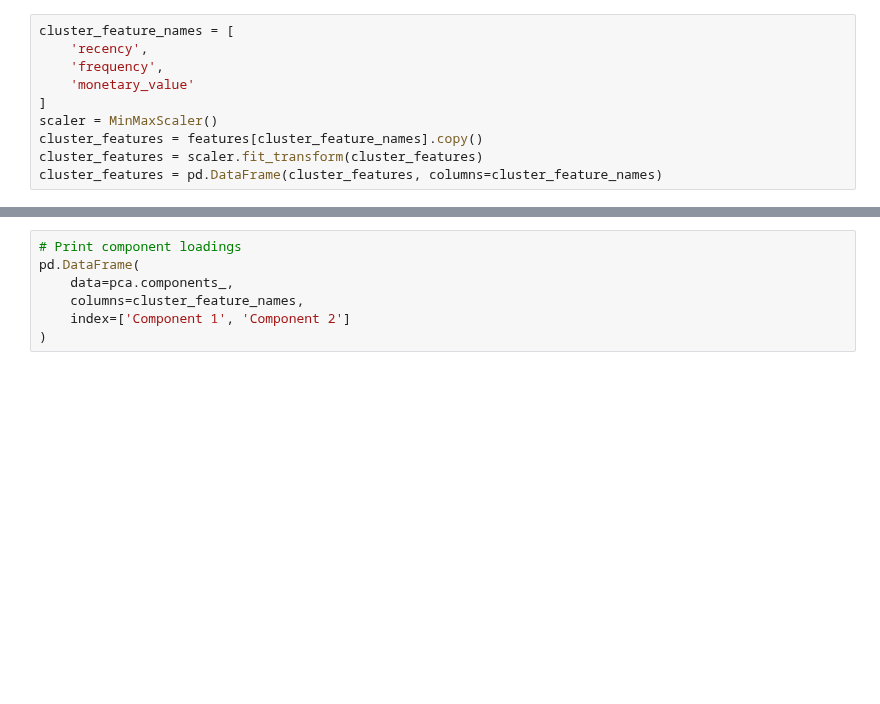
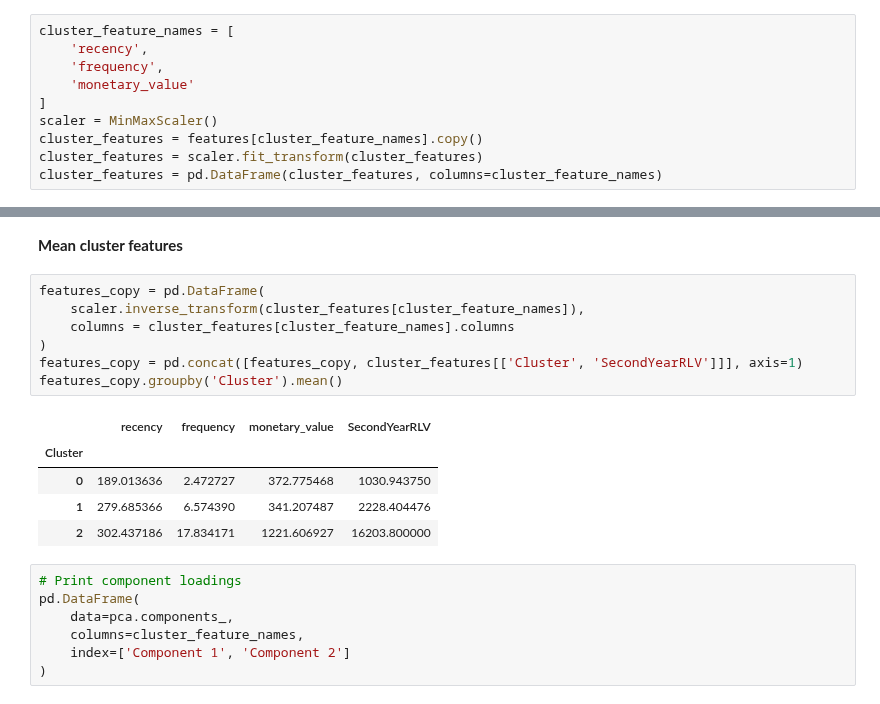
Before and after one commit to W-Tran/Online-Retail, a Jupyter notebook: clustering_daily.ipynb, the cells around one changed output, grey strips where cells are left out. Cells and saved outputs as stored; diff of their text form; blank space fills up the shorter version.

```diff
--- a/clustering_daily.ipynb
+++ b/clustering_daily.ipynb
@@ -140,6 +212,21 @@ Explained variance ratio: [0.89842138 0.05825198]
 Total explained variance: 0.9566733587534938
 [figure]
 [figure]
+# %% [markdown]
+**Mean cluster features**
+# %%
+features_copy = pd.DataFrame(
+    scaler.inverse_transform(cluster_features[cluster_feature_names]),
+    columns = cluster_features[cluster_feature_names].columns
+)
+features_copy = pd.concat([features_copy, cluster_features[['Cluster', 'SecondYearRLV']]], axis=1)
+features_copy.groupby('Cluster').mean()
+# %% [output]
+|  | recency | frequency | monetary_value | SecondYearRLV |
+| Cluster |  |  |  |  |
+| 0 | 189.013636 | 2.472727 | 372.775468 | 1030.943750 |
+| 1 | 279.685366 | 6.574390 | 341.207487 | 2228.404476 |
+| 2 | 302.437186 | 17.834171 | 1221.606927 | 16203.800000 |
 # %%
 # Print component loadings
 pd.DataFrame(
```
Also changed, not shown: parts of 37 cells of this notebook.
